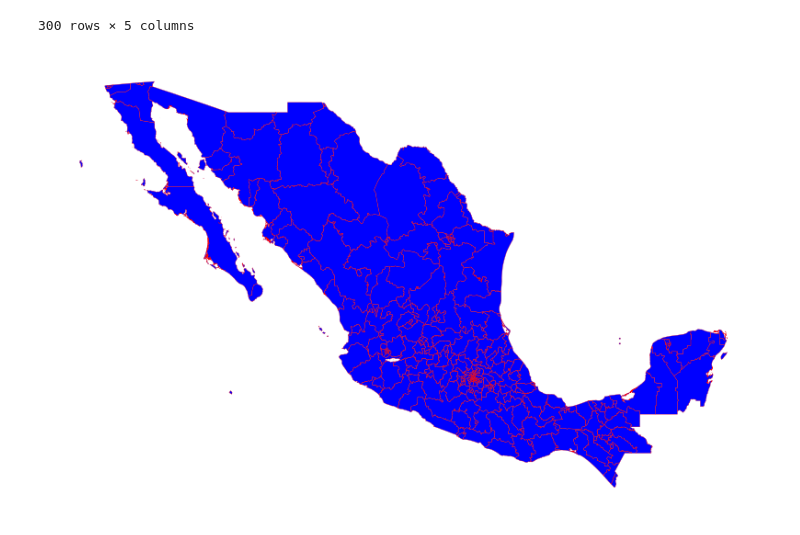
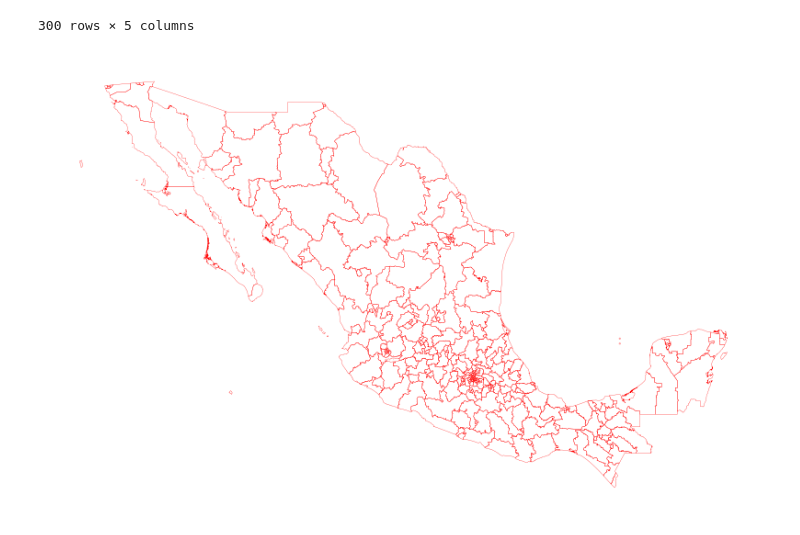
Before and after one commit to maestrokarin/mapas_elecciones, a Jupyter notebook: mapa_distritos.ipynb, the cells around one changed output. Drawn from its saved outputs; the diff is of its cells as text; code cells hidden in the pictures.

```diff
--- a/mapa_distritos.ipynb
+++ b/mapa_distritos.ipynb
@@ -47,9 +47,9 @@ gdf
 # %%
 #Plot
 fig, ax = plt.subplots(figsize=(10,10))
-gdf.plot(ax=ax, color='blue')
+gdf.plot(ax=ax, color='white')
 gdf.boundary.plot(ax=ax, color='red', linewidth=0.2)
 #Sin ejes
 ax.set_axis_off()
 # %% [output]
-[figure, old version]
+[figure, new version]
```
Also changed, not shown: parts of 1 cell of this notebook.
